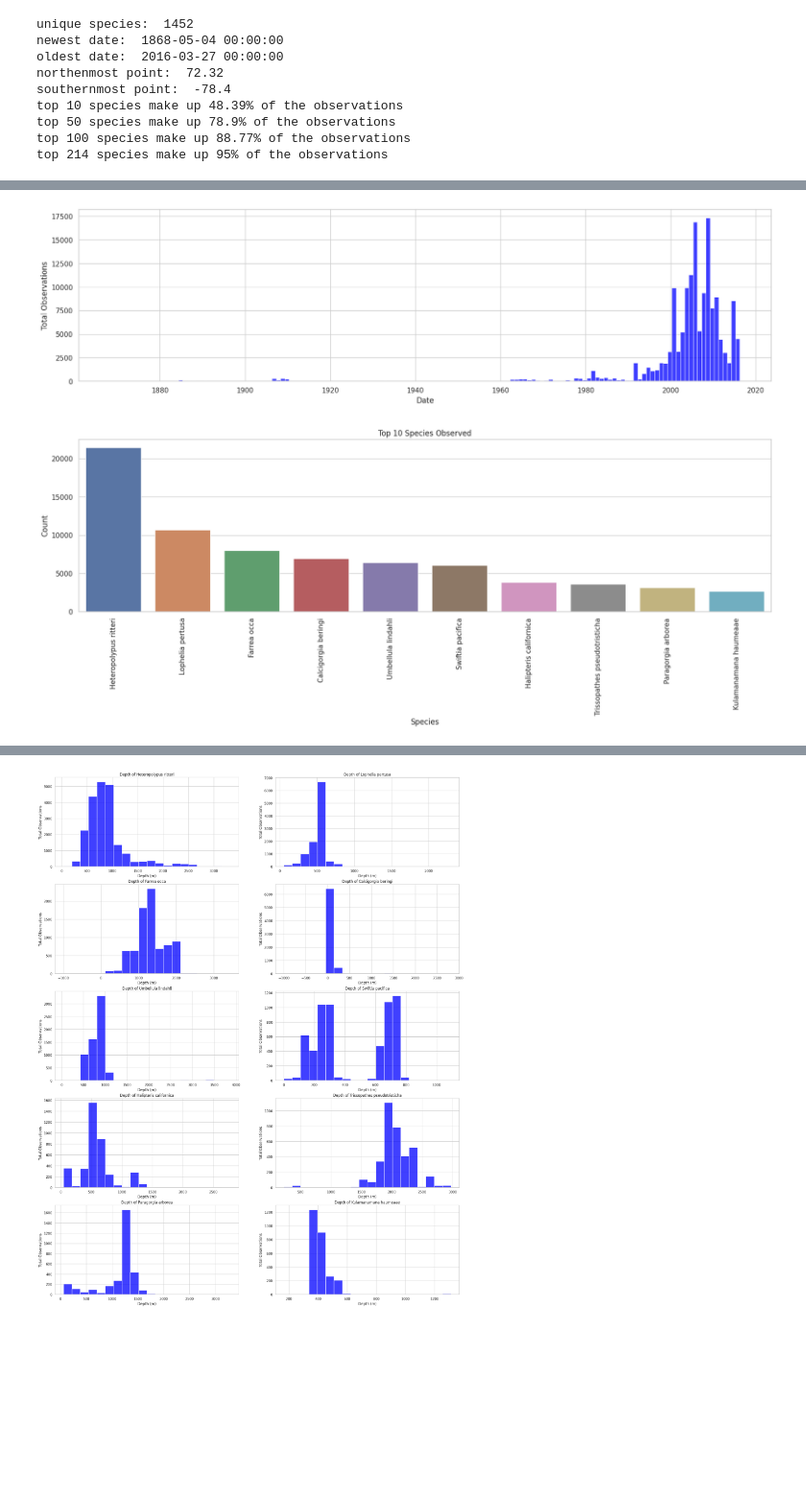
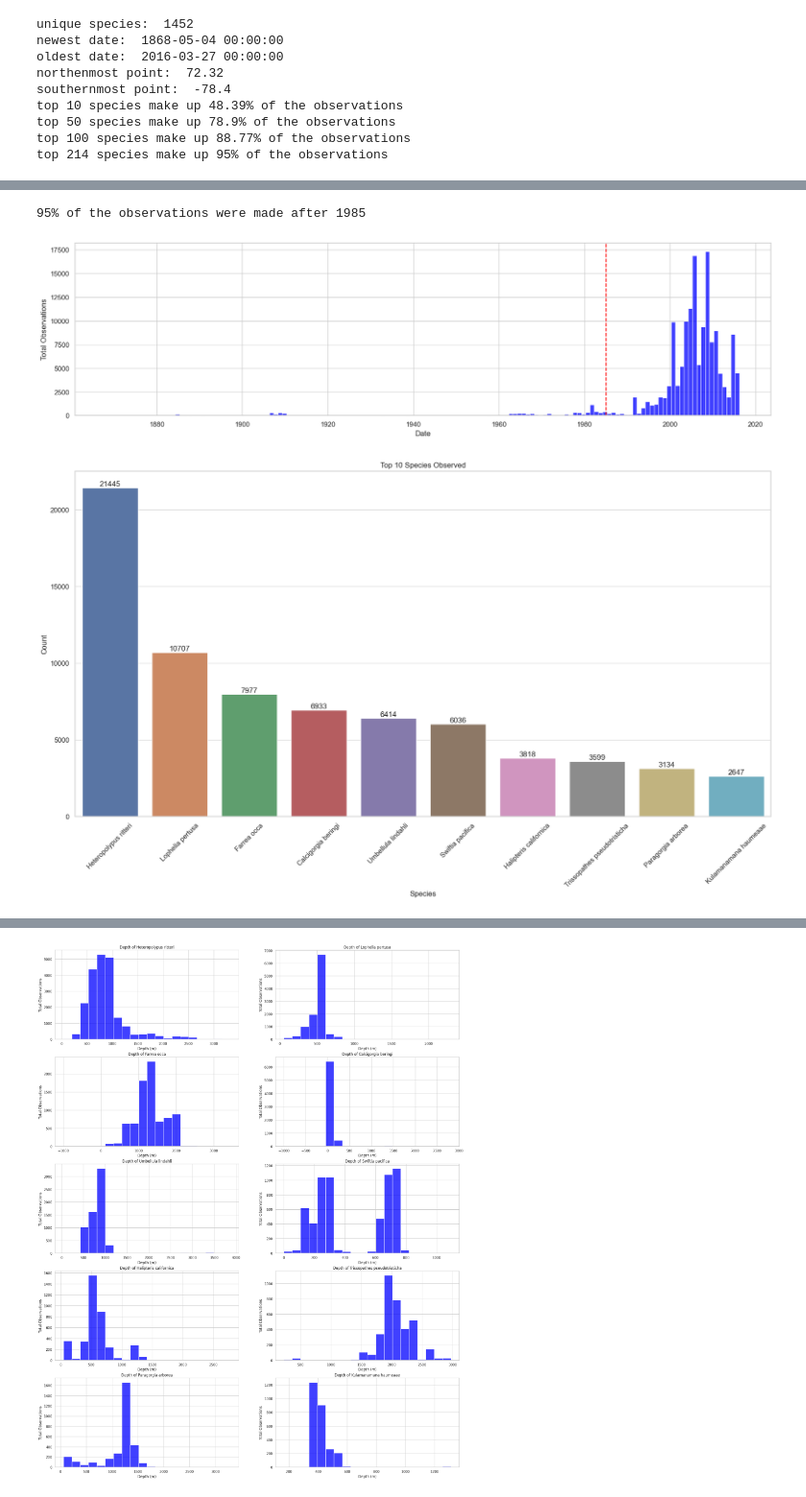
Before and after one commit to jackmead515/deep_sea_coral, a Jupyter notebook: main.ipynb, the cells around one changed output, grey strips where cells are left out. Shown: that part at 96% size. Cells and saved outputs as stored; diff of their text form; code cells hidden in the pictures; blank space fills up the shorter version.

```diff
--- a/main.ipynb
+++ b/main.ipynb
@@ -115,28 +133,33 @@ max_year = df['date'].max().year
 min_year = df['date'].min().year
 bins = max_year - min_year
 
+n95 = df['date'].quantile(0.05)
+print('95% of the observations were made after', n95.year)
+
 # histogram of observations over date
 plt.figure(figsize=(20, 5))
 sns.histplot(data=df, x='date', bins=bins, color='blue')
+plt.axvline(n95, color='red', linestyle='--')
 plt.xlabel('Date')
 plt.ylabel('Total Observations')
 plt.show()
 # %% [output]
+95% of the observations were made after 1985
-[figure, old version]
+[figure, new version]
 # %%
-# aggregate by species count
 species = df.groupby('sci_name').size().sort_values(ascending=False)
 
-# display species count of top 10 species
-plt.figure(figsize=(20, 5))
+fig, axs = plt.subplots(figsize=(20, 10))
 sns.barplot(x=species[:10].index, y=species[:10].values)
-plt.xticks(rotation=90)
+plt.xticks(rotation=45)
+for bars in axs.containers:
+    axs.bar_label(bars)
 plt.title('Top 10 Species Observed')
 plt.xlabel('Species')
 plt.ylabel('Count')
 plt.show()
 # %% [output]
-[figure, old version]
+[figure, new version]
 # %%
 fig, ax = plt.subplots(figsize=(10, 10))
 countries = gpd.read_file(gpd.datasets.get_path("naturalearth_lowres"))
```
Also changed, not shown: parts of 4 cells of this notebook.
